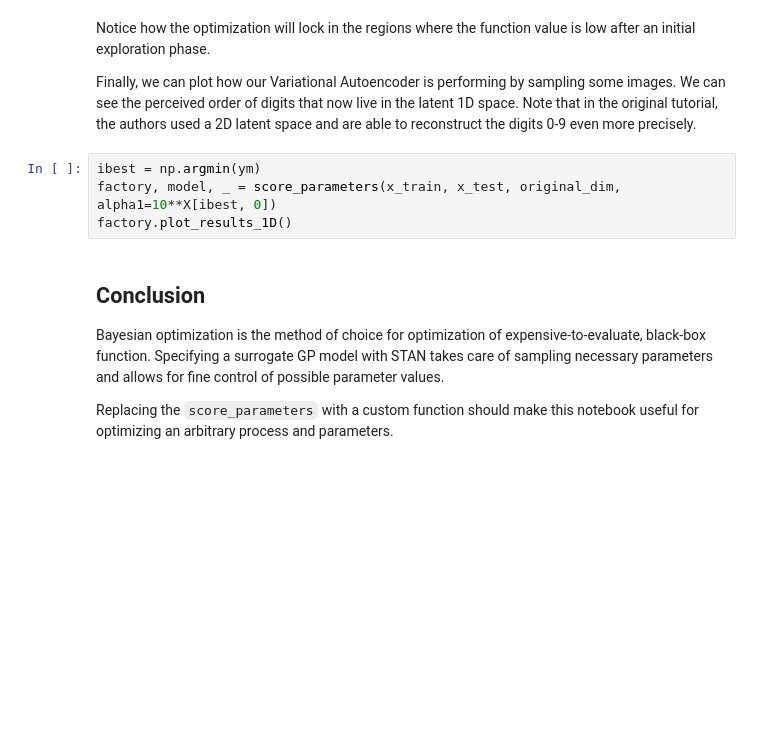
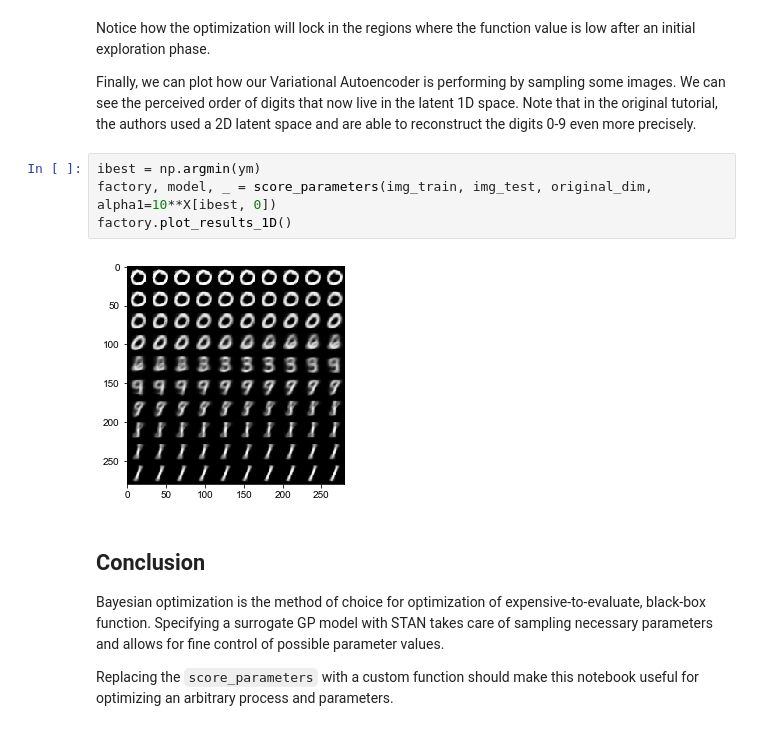
Before and after one commit to mstrazar/mstrazar.github.io, a Jupyter notebook: notebooks/bayopt-vae/bayopt-vae.ipynb, the cells around one changed output. Drawn from its saved outputs; the diff is of its cells as text; blank space fills up the shorter version.

```diff
--- a/notebooks/bayopt-vae/bayopt-vae.ipynb
+++ b/notebooks/bayopt-vae/bayopt-vae.ipynb
@@ -415,8 +436,10 @@ Notice how the optimization will lock in the regions where the function value is
 Finally, we can plot how our Variational Autoencoder is performing by sampling some images. We can see the perceived order of digits that now live in the latent 1D space. Note that in the original tutorial, the authors used a 2D latent space and are able to reconstruct the digits 0-9 even more precisely.
 # %%
 ibest = np.argmin(ym)
-factory, model, _ = score_parameters(x_train, x_test, original_dim, alpha1=10**X[ibest, 0])
+factory, model, _ = score_parameters(img_train, img_test, original_dim, alpha1=10**X[ibest, 0])
 factory.plot_results_1D()
+# %% [output]
+[figure, added]
 # %% [markdown]
 ## Conclusion
 
```
Also changed, not shown: parts of 22 cells of this notebook.
